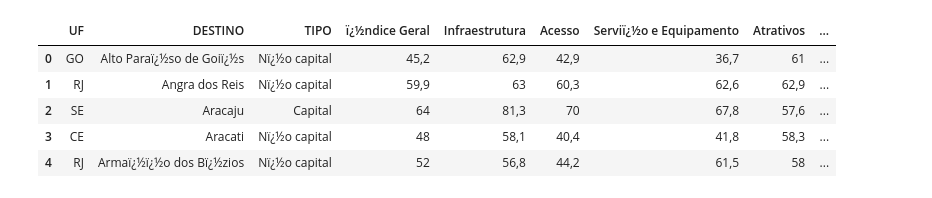
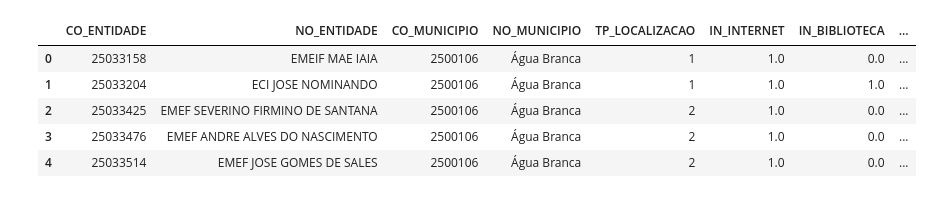
Before and after one commit to GuiiHub/ProjetoAD, a Jupyter notebook: testes1.ipynb, the cells around one changed output. Saved outputs shown, nothing was run; the diff lists cells and outputs as text; code cells hidden in the pictures.

```diff
--- a/testes1.ipynb
+++ b/testes1.ipynb
@@ -1,15 +1,15 @@
 # %%
 import pandas as pd
 
-file = r'data\raw\2015-indcompetitividade.csv'
+file = r'data\processed\pb_evasao_infra_tratado.csv'
 
-df = pd.read_csv(file,sep=';',encoding='latin1')
+df = pd.read_csv(file,sep=',',encoding='utf-8')
 
 df.head()
 # %% [output]
-|  | UF | DESTINO | TIPO | ï¿½ndice Geral | Infraestrutura | Acesso | Serviï¿½o e Equipamento | Atrativos | ... |
-| 0 | GO | Alto Paraï¿½so de Goiï¿½s | Nï¿½o capital | 45,2 | 62,9 | 42,9 | 36,7 | 61 | ... |
-| 1 | RJ | Angra dos Reis | Nï¿½o capital | 59,9 | 63 | 60,3 | 62,6 | 62,9 | ... |
-| 2 | SE | Aracaju | Capital | 64 | 81,3 | 70 | 67,8 | 57,6 | ... |
-| 3 | CE | Aracati | Nï¿½o capital | 48 | 58,1 | 40,4 | 41,8 | 58,3 | ... |
-| 4 | RJ | Armaï¿½ï¿½o dos Bï¿½zios | Nï¿½o capital | 52 | 56,8 | 44,2 | 61,5 | 58 | ... |
+|  | CO_ENTIDADE | NO_ENTIDADE | CO_MUNICIPIO | NO_MUNICIPIO | TP_LOCALIZACAO | IN_INTERNET | IN_BIBLIOTECA | ... |
+| 0 | 25033158 | EMEIF MAE IAIA | 2500106 | Água Branca | 1 | 1.0 | 0.0 | ... |
+| 1 | 25033204 | ECI JOSE NOMINANDO | 2500106 | Água Branca | 1 | 1.0 | 1.0 | ... |
+| 2 | 25033425 | EMEF SEVERINO FIRMINO DE SANTANA | 2500106 | Água Branca | 2 | 1.0 | 0.0 | ... |
+| 3 | 25033476 | EMEF ANDRE ALVES DO NASCIMENTO | 2500106 | Água Branca | 2 | 1.0 | 0.0 | ... |
+| 4 | 25033514 | EMEF JOSE GOMES DE SALES | 2500106 | Água Branca | 2 | 1.0 | 0.0 | ... |
```
Also changed, not shown: 2 other files.
